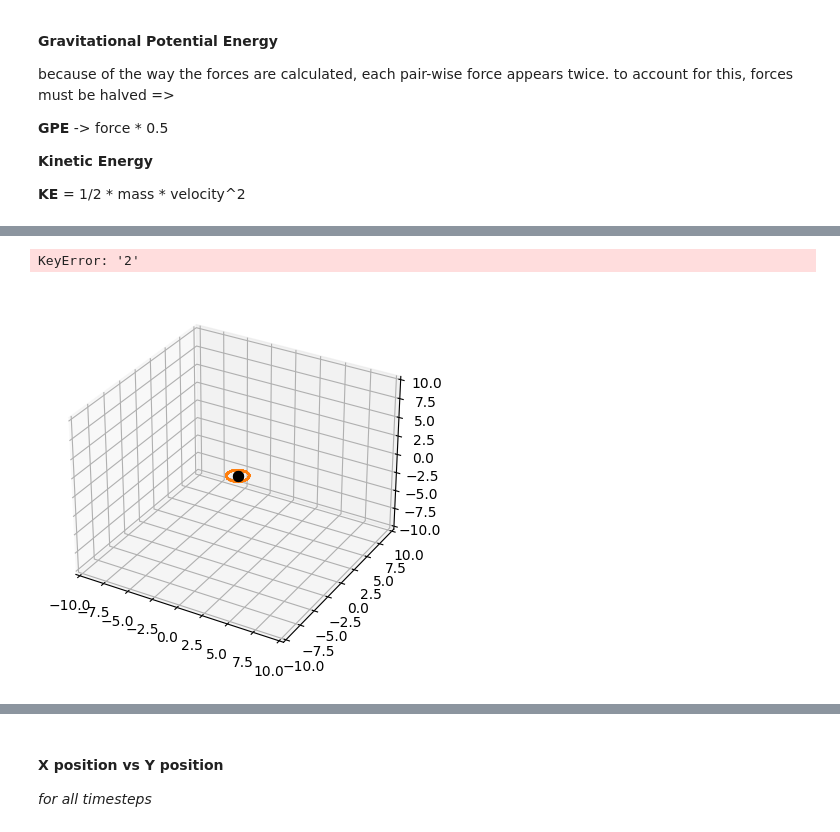
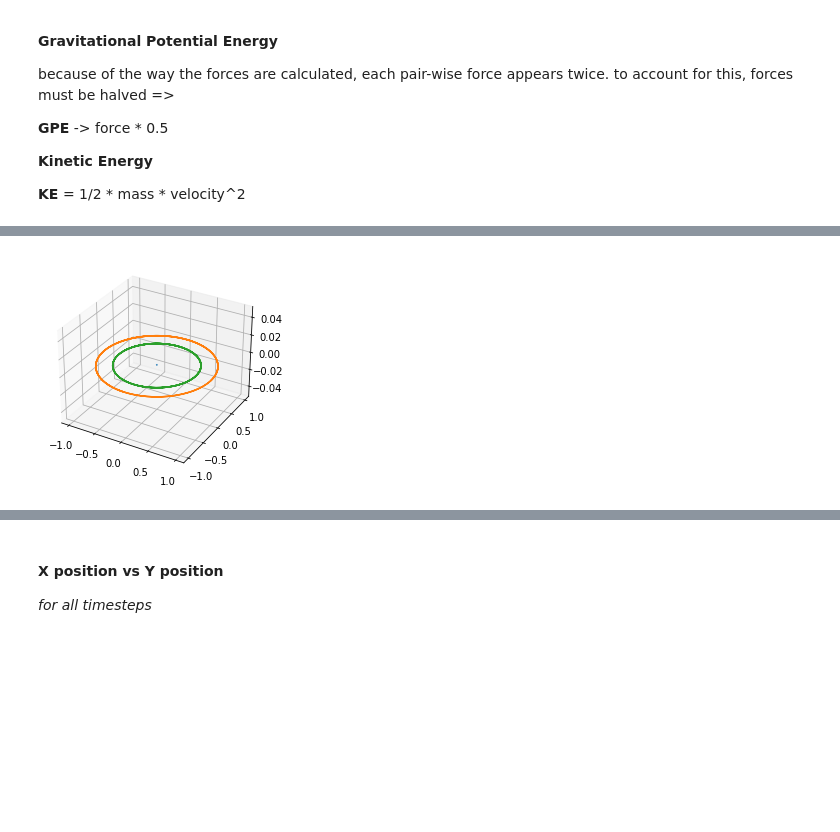
Before and after one commit to quartzar/n-body-cuda, a Jupyter notebook: PYnalaysis.ipynb, the cells around one changed output, grey strips where cells are left out. Saved outputs shown, nothing was run; the diff lists cells and outputs as text; code cells hidden in the pictures; blank space fills up the shorter version.

```diff
--- a/PYnalaysis.ipynb
+++ b/PYnalaysis.ipynb
@@ -82,12 +82,13 @@ to account for this, forces must be halved =>
 **KE** = 1/2 * mass * velocity^2
 # %%
 i = 1
+mass = df[f'{i}']['M']
 x = df[f'{i}']['x']
 y = df[f'{i}']['y']
 z = df[f'{i}']['z']
+vx = df[f'{i}']['vx']
+vy = df[f'{i}']['vy']
+vz = df[f'{i}']['vz']
 fx = df[f'{i}']['fx']
 fy = df[f'{i}']['fy']
 fz = df[f'{i}']['fz']
-vx = df[f'{i}']['vx']
-vy = df[f'{i}']['vy']
-vz = df[f'{i}']['vz']
@@ -93,0 +100,11 @@ vz = df[f'{i}']['vz']
+# %%
+# GPE => F_total * 0.5
+# this loops through all bodies to calculate GPE_0 for system
+gravPotEnergy0 = 0.0;
+for i in range(0, int(df.shape[1]/9)):
+    fx = df[f'{i}']['fx'][0]
+    fy = df[f'{i}']['fy'][0]
+    fz = df[f'{i}']['fz'][0]
+
+    gravPotEnergy0 += 0.5 * (fx + fy + fz)
+# print(gravPotEnergy)
@@ -93,0 +113,14 @@ vz = df[f'{i}']['vz']
+# %%
+# KE => 0.5 * mass * velocity^2
+# this loops through all bodies to calculate KE_0 for system
+kineticEnergy0 = 0.0;
+for i in range(0, int(df.shape[1]/9)):
+    vx   = df[f'{i}']['vx'][0]
+    vy   = df[f'{i}']['vy'][0]
+    vz   = df[f'{i}']['vz'][0]
+    mass = df[f'{i}']['M' ][0]
+
+    velocity = np.sqrt(vx**2 + vy**2 + vz**2)
+
+    kineticEnergy0 += 0.5 * mass * velocity**2
+# print(kineticEnergy)
@@ -118,24 +163,23 @@ print(df.shape[1]/6)
 # %%
 fig = plt.figure()
 ax = plt.axes(projection='3d')
 
 # plt.xlim(-100, 100)
 # plt.ylim(-100, 100)
 # plt.zlim(-100, 100)
-ax.set_xlim(-10, 10)
-ax.set_ylim(-10, 10)
-ax.set_zlim(-10, 10)
+# ax.set_xlim(-10, 10)
+# ax.set_ylim(-10, 10)
+# ax.set_zlim(-10, 10)
 
-for i in range(0, int(df.shape[1]/6)):
+for i in range(0, int(df.shape[1]/9)):
     x = df[f'{i}']['x']
     y = df[f'{i}']['y']
     z = df[f'{i}']['z']
 
 
-    ax.scatter3D(0, 0, 0, s=50, c="black")
+    # ax.scatter3D(0, 0, 0, s=50, c="black")
     ax.plot3D(x, y, z)
 # %% [output]
-KeyError: '2'
-[figure, old version]
+[figure, new version]
 # %%
 doPlot3D(df.xVel, df.yVel, df.Iteration)
```
Also changed, not shown: parts of 10 cells of this notebook, 11 other files.
